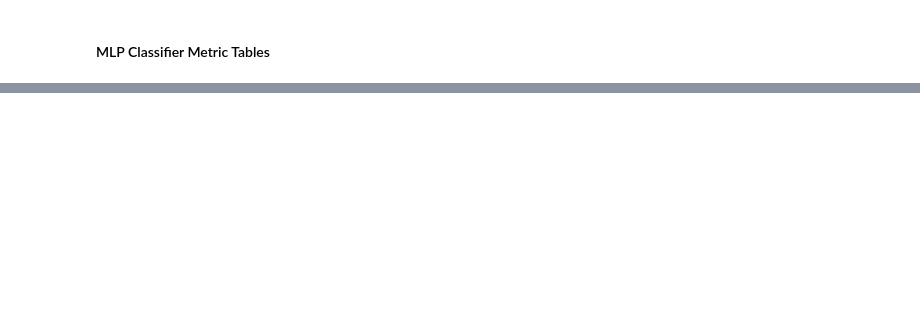
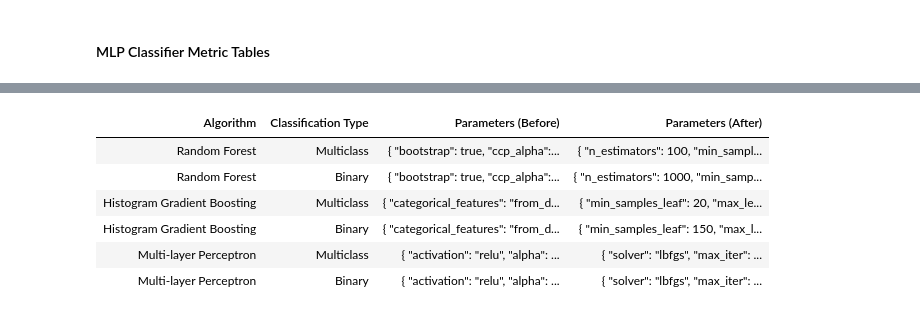
Before and after one commit to rsmithiiee/CMPE132Project, a Jupyter notebook: NIDS.ipynb, the cells around one changed output, grey strips where cells are left out. Saved outputs shown, nothing was run; the diff lists cells and outputs as text; code cells hidden in the pictures; blank space fills up the shorter version.

```diff
--- a/NIDS.ipynb
+++ b/NIDS.ipynb
@@ -720,7 +720,7 @@ mlpc_params_grid = {
     "alpha": [0.0001, 0.001, 0.01, 0.1],
     "learning_rate": ["constant", "invscaling", "adaptive"],
     "learning_rate_init": [0.001, 0.01, 0.1],
-    "max_iter": [200, 400, 800, 1000]
+    "max_iter": [200, 400, 800, 1000],
 }
 
 # initialize RandomizedSearchCV object for both multi class and binary classification
@@ -857,0 +954,72 @@ Multi-layer Perceptron Classifier (Binary Classification) Overall Accuracy
+# %%
+import json
+
+# parameter comparison function (returns single row with full param sets as JSON)
+def get_param_comparison_json(
+    algorithm_name, classification_type, model_before, best_params_after
+):
+    before_params = model_before.get_params()
+    return {
+        "Algorithm": algorithm_name,
+        "Classification Type": classification_type,
+        "Parameters (Before)": json.dumps(before_params, indent=2),
+        "Parameters (After)": json.dumps(best_params_after, indent=2),
+    }
+
+# list of parameter summaries
+param_comparisons_json = []
+
+# rf parameters
+param_comparisons_json.append(
+    get_param_comparison_json(
+        "Random Forest", "Multiclass", rf_multi, rf_multi_search.best_params_
+    )
+)
+param_comparisons_json.append(
+    get_param_comparison_json(
+        "Random Forest", "Binary", rf_binary, rf_binary_search.best_params_
+    )
+)
+
+# hgbc parameters
+param_comparisons_json.append(
+    get_param_comparison_json(
+        "Histogram Gradient Boosting",
+        "Multiclass",
+        hgbc_multi,
+        hgbc_multi_search.best_params_,
+    )
+)
+param_comparisons_json.append(
+    get_param_comparison_json(
+        "Histogram Gradient Boosting",
+        "Binary",
+        hgbc_binary,
+        hgbc_binary_search.best_params_,
+    )
+)
+
+# mlpc parameters
+param_comparisons_json.append(
+    get_param_comparison_json(
+        "Multi-layer Perceptron",
+        "Multiclass",
+        mlpc_multi,
+        mlpc_multi_search.best_params_,
+    )
+)
+param_comparisons_json.append(
+    get_param_comparison_json(
+        "Multi-layer Perceptron", "Binary", mlpc_binary, mlpc_binary_search.best_params_
+    )
+)
+
+# create and style DataFrame
+param_df_json = pd.DataFrame(param_comparisons_json)
+
+styled_param_df_json = param_df_json.style.set_caption(
+    "Parameters (Before vs After)"
+).hide(axis="index")
+
+display(styled_param_df_json)
+# %% [output]
@@ -857,0 +1027,7 @@ Multi-layer Perceptron Classifier (Binary Classification) Overall Accuracy
+| Algorithm | Classification Type | Parameters (Before) | Parameters (After) |
+| Random Forest | Multiclass | { "bootstrap": true, "ccp_alpha":... | { "n_estimators": 100, "min_sampl... |
+| Random Forest | Binary | { "bootstrap": true, "ccp_alpha":... | { "n_estimators": 1000, "min_samp... |
+| Histogram Gradient Boosting | Multiclass | { "categorical_features": "from_d... | { "min_samples_leaf": 20, "max_le... |
+| Histogram Gradient Boosting | Binary | { "categorical_features": "from_d... | { "min_samples_leaf": 150, "max_l... |
+| Multi-layer Perceptron | Multiclass | { "activation": "relu", "alpha": ... | { "solver": "lbfgs", "max_iter": ... |
+| Multi-layer Perceptron | Binary | { "activation": "relu", "alpha": ... | { "solver": "lbfgs", "max_iter": ... |
```
Also changed, not shown: parts of 6 cells of this notebook.
